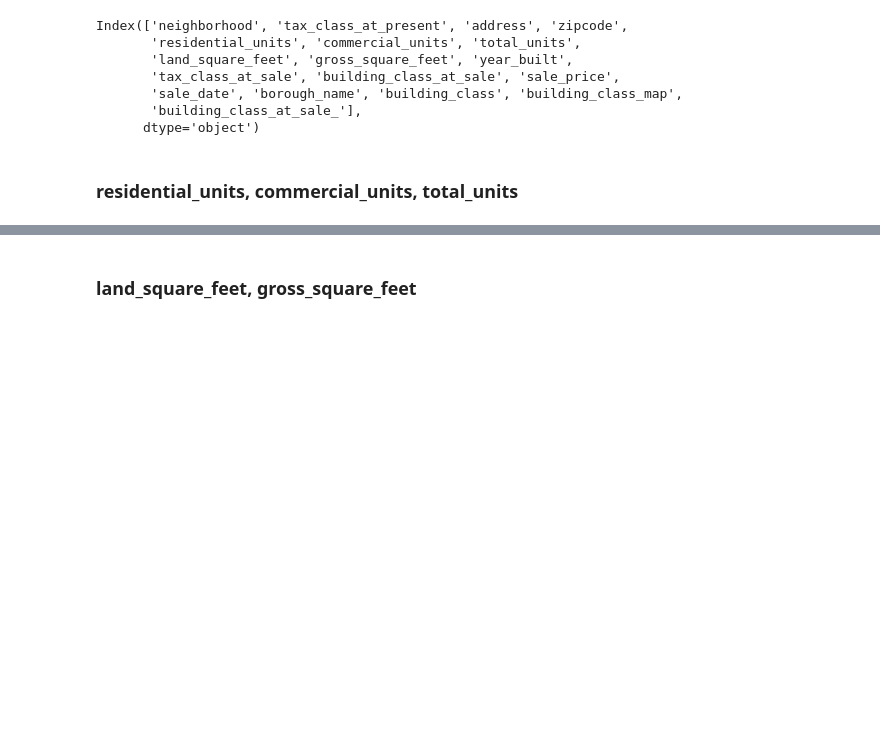
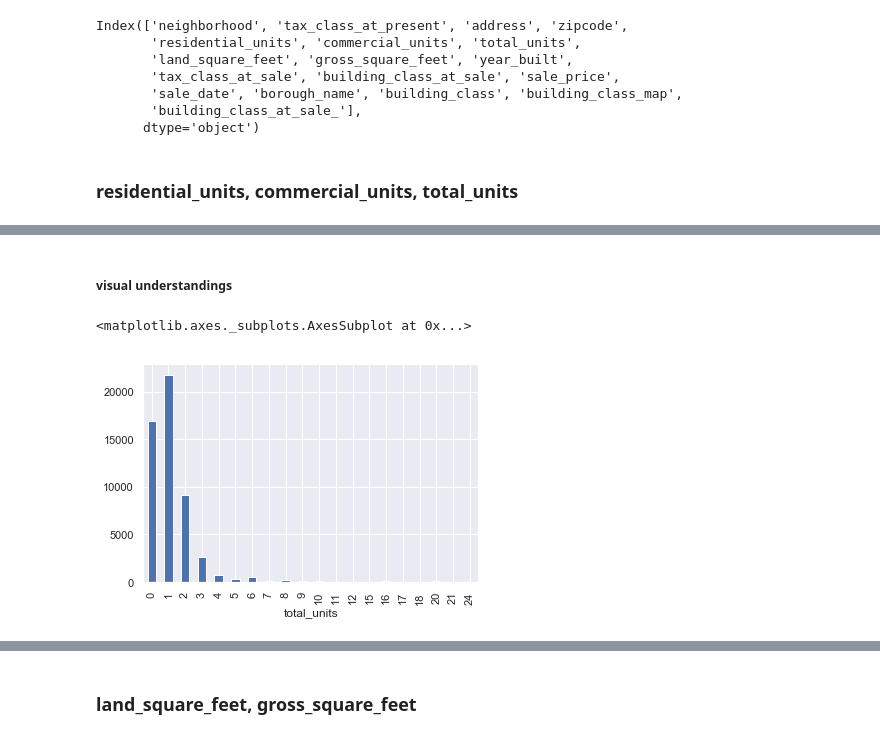
Before and after one commit to tansudasli/analytics-sandbox, a Jupyter notebook: real_estate_of_nyc_EDA.ipynb, the cells around one changed output, grey strips where cells are left out. Drawn from its saved outputs; the diff is of its cells as text; code cells hidden in the pictures; blank space fills up the shorter version.

Commit message:
residential vs commercial analysis

```diff
--- a/real_estate_of_nyc_EDA.ipynb
+++ b/real_estate_of_nyc_EDA.ipynb
@@ -713,4 +710,6 @@ Index(['neighborhood', 'tax_class_at_present', 'address', 'zipcode',
 data = x
 # %% [markdown]
 ### residential_units, commercial_units, total_units
+# %%
+x = data.copy()
 # %%
@@ -844,0 +778,2 @@ Name: borough_name, dtype: object
+# %%
+x = x.astype({'total_units': 'int64', 'commercial_units': 'int64', 'residential_units': 'int64'}, copy=False)
@@ -844,0 +804,10 @@ Name: borough_name, dtype: object
+# %% [markdown]
+##### visual understandings
+# %%
+x.groupby('total_units').size().sort_values(ascending=False).head(20).sort_index().plot(kind='bar')
+
+# we can treat as outliers after 10
+# it is numeric but 0 has a meaning !
+# %% [output]
+<matplotlib.axes._subplots.AxesSubplot at 0x...>
+[figure, added]
```
Also changed, not shown: parts of 44 cells of this notebook.
